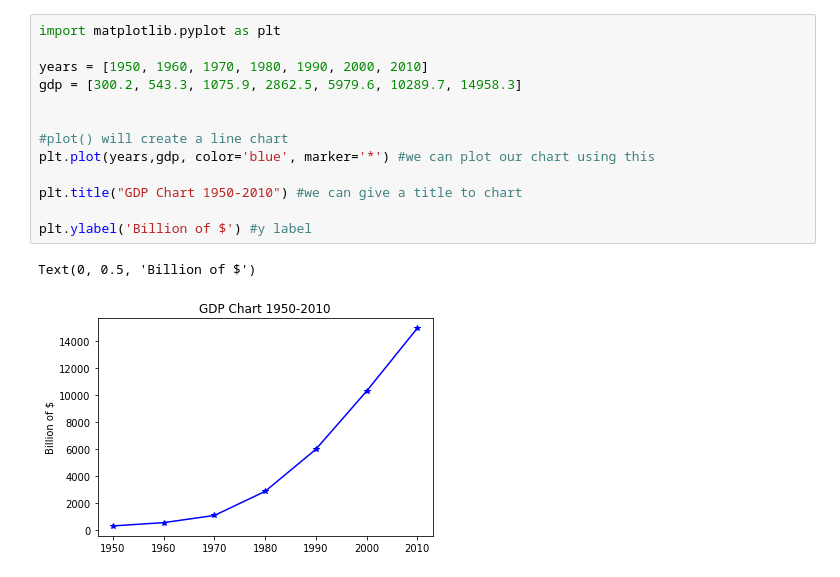
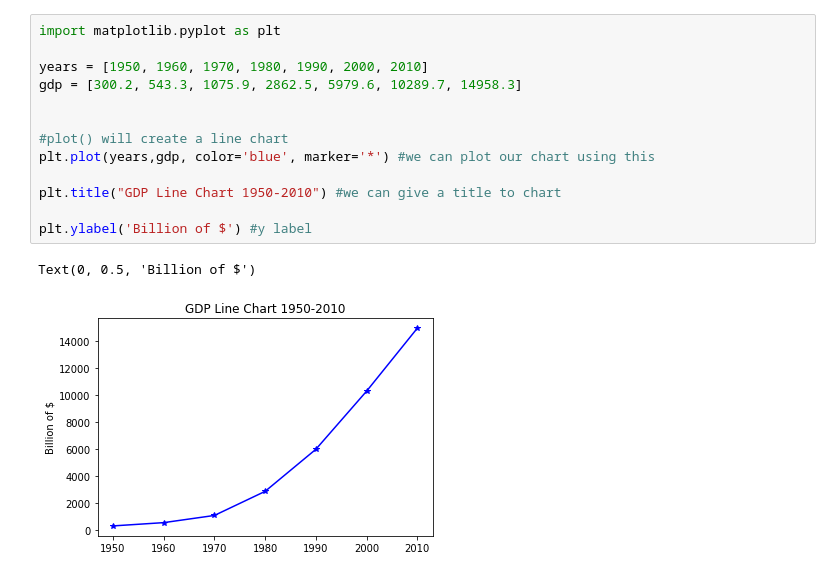
Before and after one commit to trendyrituals/findnotes, a Jupyter notebook: ML_Notes/visualizing_data.ipynb, the cells around one changed output. Drawn from its saved outputs; the diff is of its cells as text.

```diff
--- a/ML_Notes/visualizing_data.ipynb
+++ b/ML_Notes/visualizing_data.ipynb
@@ -1,16 +11,16 @@
 # %%
 import matplotlib.pyplot as plt
 
 years = [1950, 1960, 1970, 1980, 1990, 2000, 2010]
 gdp = [300.2, 543.3, 1075.9, 2862.5, 5979.6, 10289.7, 14958.3]
 
 
 #plot() will create a line chart
 plt.plot(years,gdp, color='blue', marker='*') #we can plot our chart using this
 
-plt.title("GDP Chart 1950-2010") #we can give a title to chart
+plt.title("GDP Line Chart 1950-2010") #we can give a title to chart
 
 plt.ylabel('Billion of $') #y label
 # %% [output]
 Text(0, 0.5, 'Billion of $')
-[figure, old version]
+[figure, new version]
```
Also changed, not shown: parts of 5 cells of this notebook, 4 other files.
